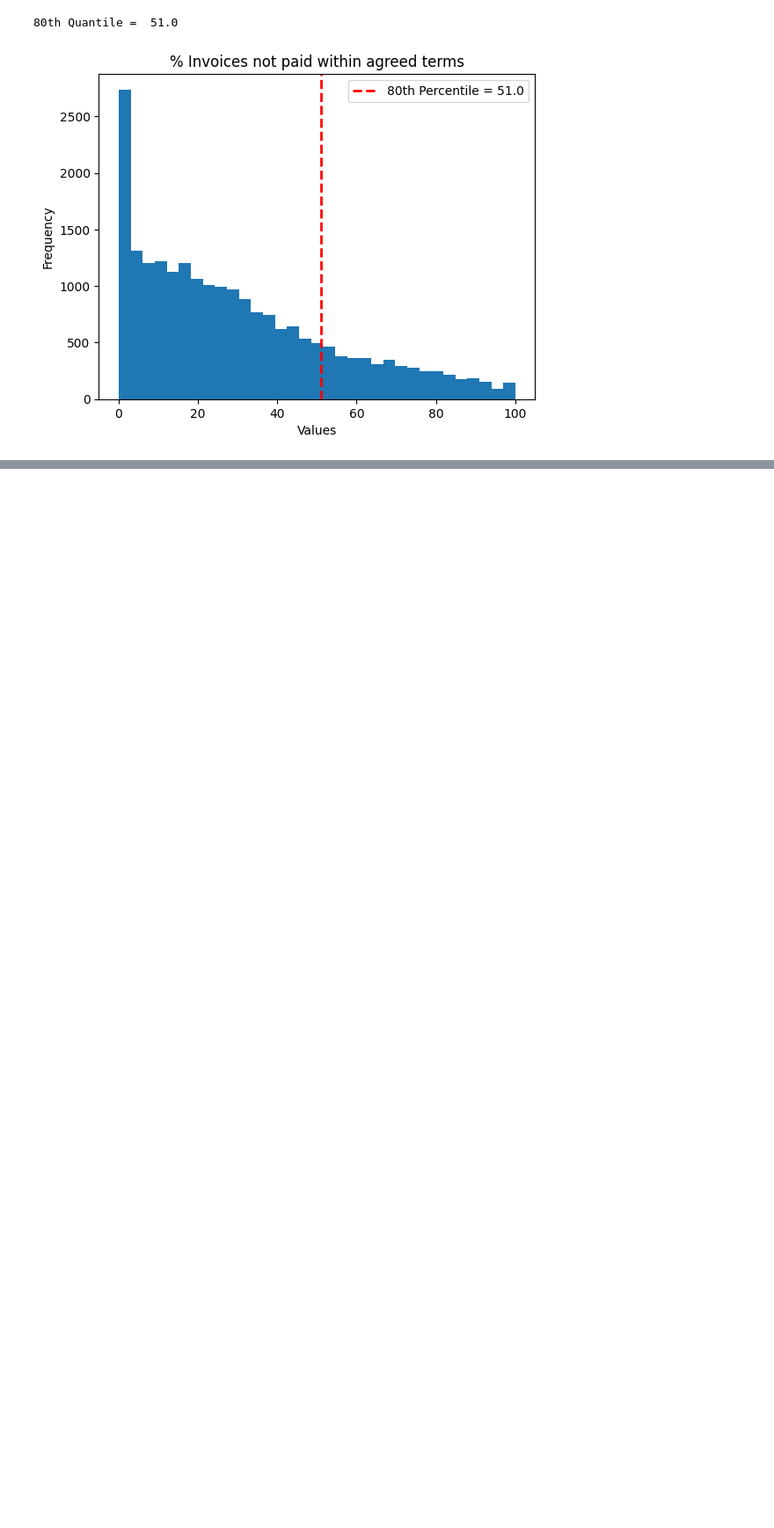
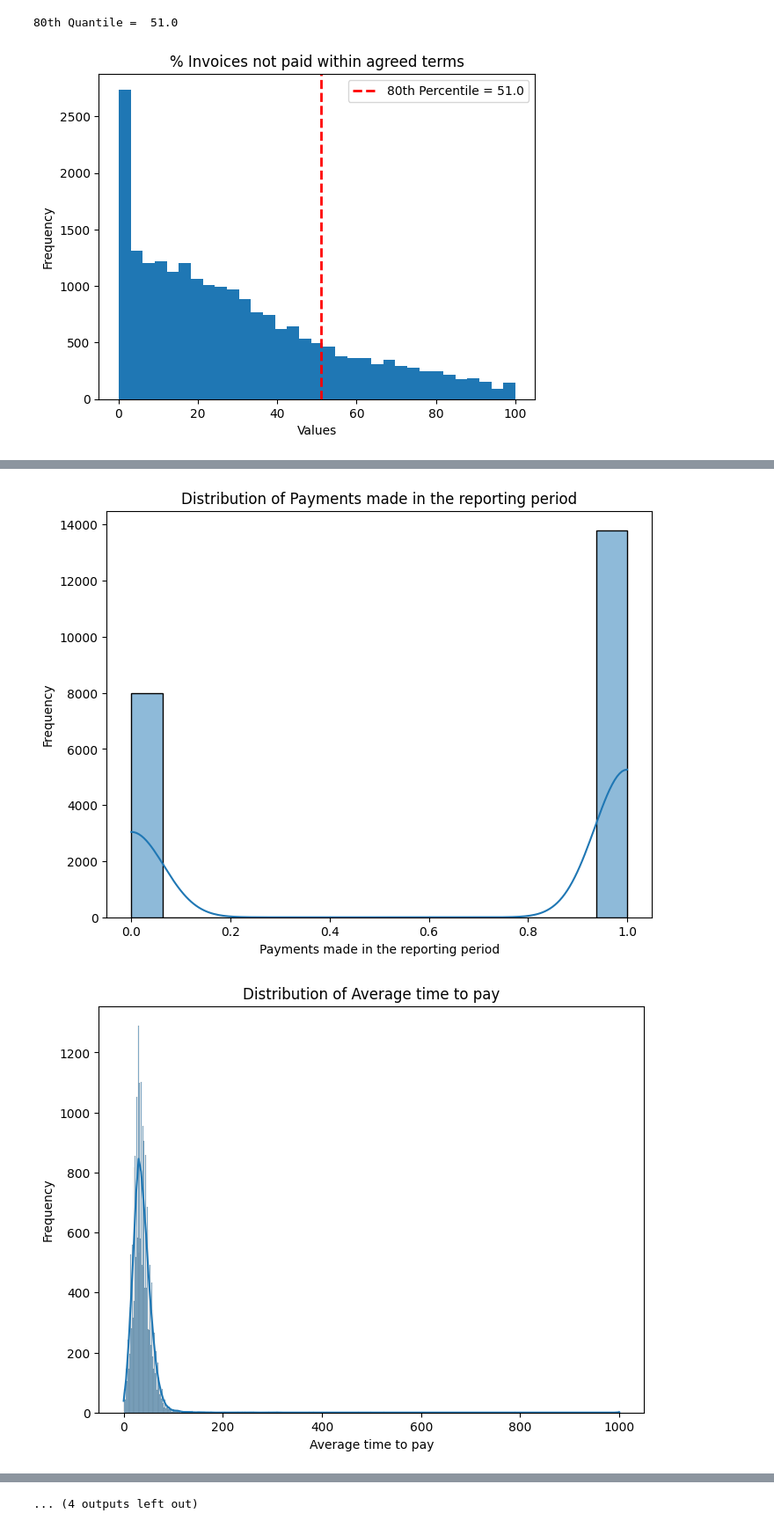
Before and after one commit to Lasya-t07/mini-proj, a Jupyter notebook: preprocessing.ipynb, the cells around one changed output, grey strips where cells are left out. Shown at 88% size. Cells and saved outputs as stored; diff of their text form; code cells hidden in the pictures; blank space fills up the shorter version.

```diff
--- a/preprocessing.ipynb
+++ b/preprocessing.ipynb
@@ -129,0 +133,16 @@ sns.heatmap(data.reindex(columns=new_order).corr(method='spearman'),annot=True,c
+# %%
+import seaborn as sns
+import matplotlib.pyplot as plt
+
+# Visualize the distribution of numerical columns
+numerical_columns = data.select_dtypes(include=['int64', 'float64']).columns
+for column in numerical_columns:
+    plt.figure(figsize=(8, 6))
+    sns.histplot(data[column], kde=True)
+    plt.title(f'Distribution of {column}')
+    plt.xlabel(column)
+    plt.ylabel('Frequency')
+    plt.show()
+# %% [output]
+[figure, added]
+[figure, added]
@@ -129,0 +159 @@ sns.heatmap(data.reindex(columns=new_order).corr(method='spearman'),annot=True,c
+... (4 outputs left out)
```
Also changed, not shown: parts of 3 cells of this notebook, 5 other files.
